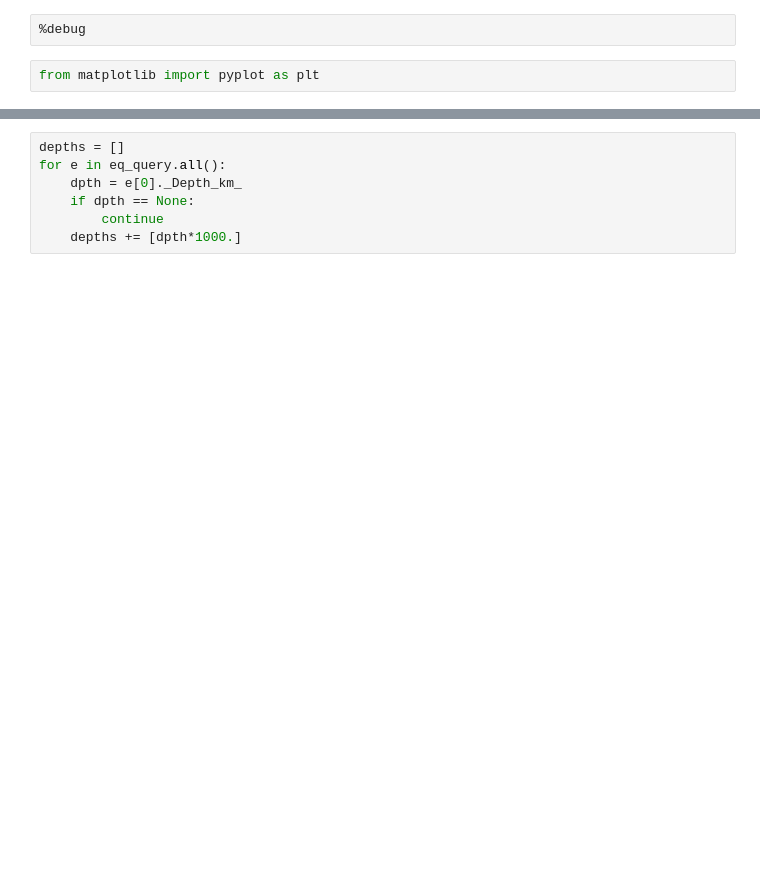
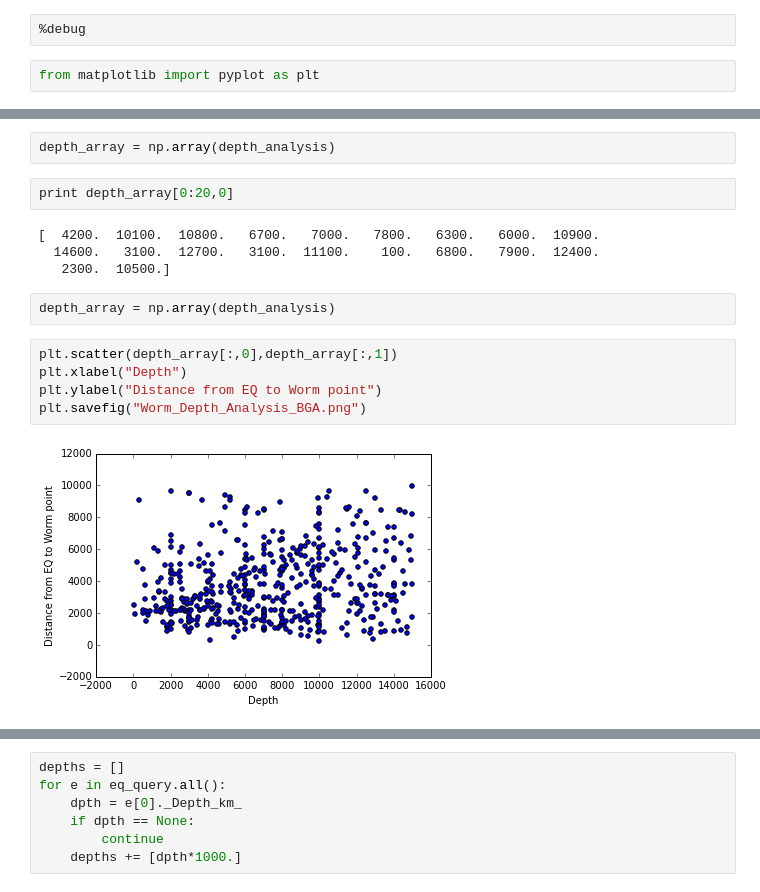
Before and after one commit to korin-worm-code/LevelJoiner, a Jupyter notebook: LevelJoiner.ipynb, the cells around one changed output, grey strips where cells are left out. Drawn from its saved outputs; the diff is of its cells as text; blank space fills up the shorter version.

```diff
--- a/LevelJoiner.ipynb
+++ b/LevelJoiner.ipynb
@@ -41,3 +27,20 @@ plt.savefig('ADK_PSG_EQDistToWormsHistogram.png')
+# %%
+depth_array = np.array(depth_analysis)
+# %%
+print depth_array[0:20,0]
+# %% [output]
+[  4200.  10100.  10800.   6700.   7000.   7800.   6300.   6000.  10900.
+  14600.   3100.  12700.   3100.  11100.    100.   6800.   7900.  12400.
+   2300.  10500.]
+# %%
+depth_array = np.array(depth_analysis)
+# %%
+plt.scatter(depth_array[:,0],depth_array[:,1])
+plt.xlabel("Depth")
+plt.ylabel("Distance from EQ to Worm point")
+plt.savefig("Worm_Depth_Analysis_BGA.png")
+# %% [output]
+[figure, added]
 # %%
 len(min_dist_to_nodes)
 # %% [output]
```
Also changed, not shown: parts of 14 cells of this notebook, 56 other files.
